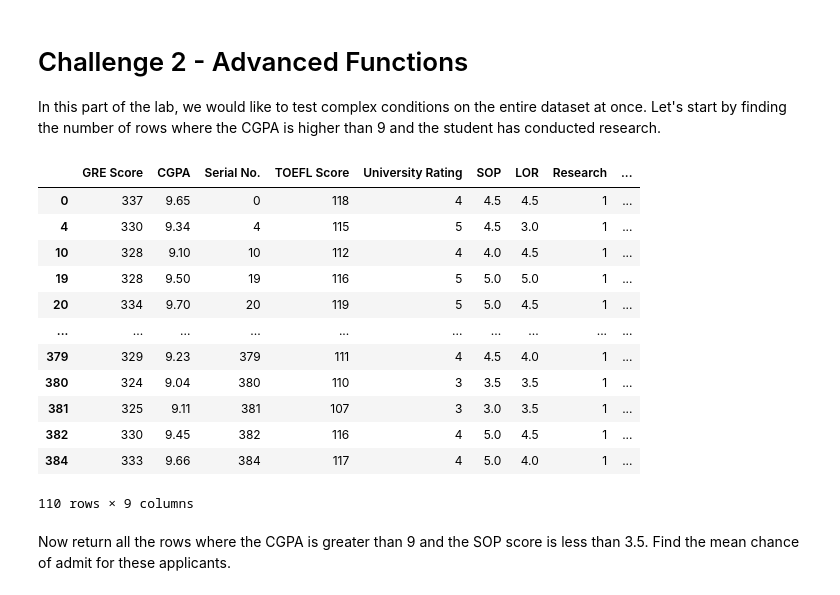
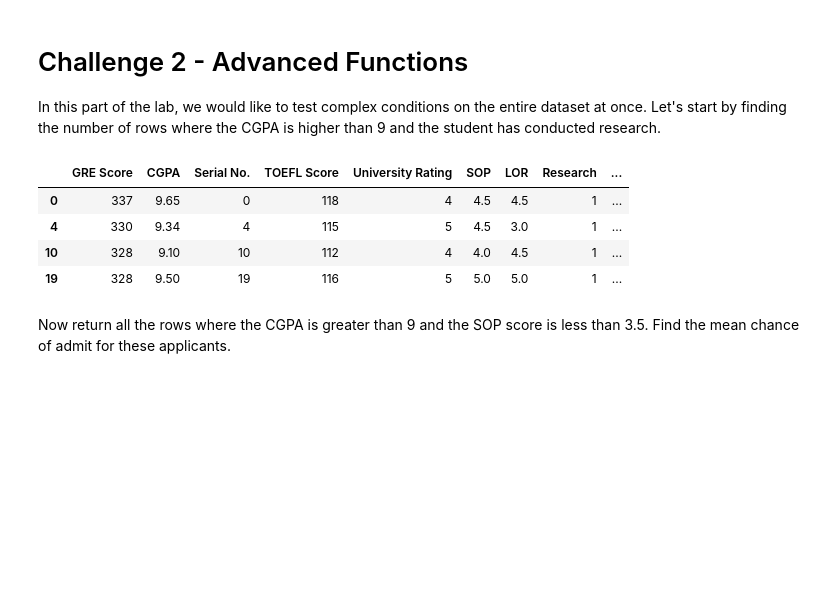
Before and after one commit to ta-data-lis/lab-advanced-pandas, a Jupyter notebook: your-code/main.ipynb, the cells around one changed output. Drawn from its saved outputs; the diff is of its cells as text; code cells hidden in the pictures; blank space fills up the shorter version.

```diff
--- a/your-code/main.ipynb
+++ b/your-code/main.ipynb
@@ -126,21 +126,13 @@ admissions
 In this part of the lab, we would like to test complex conditions on the entire dataset at once. Let's start by finding the number of rows where the CGPA is higher than 9 and the student has conducted research.
 # %%
 # your code here
-admissions[admissions['CGPA'] > 9]
+admissions[admissions['CGPA'] > 9].head(4)
 # %% [output]
 |  | GRE Score | CGPA | Serial No. | TOEFL Score | University Rating | SOP | LOR | Research | ... |
 | 0 | 337 | 9.65 | 0 | 118 | 4 | 4.5 | 4.5 | 1 | ... |
 | 4 | 330 | 9.34 | 4 | 115 | 5 | 4.5 | 3.0 | 1 | ... |
 | 10 | 328 | 9.10 | 10 | 112 | 4 | 4.0 | 4.5 | 1 | ... |
 | 19 | 328 | 9.50 | 19 | 116 | 5 | 5.0 | 5.0 | 1 | ... |
-| 20 | 334 | 9.70 | 20 | 119 | 5 | 5.0 | 4.5 | 1 | ... |
-| ... | ... | ... | ... | ... | ... | ... | ... | ... | ... |
-| 379 | 329 | 9.23 | 379 | 111 | 4 | 4.5 | 4.0 | 1 | ... |
-| 380 | 324 | 9.04 | 380 | 110 | 3 | 3.5 | 3.5 | 1 | ... |
-| 381 | 325 | 9.11 | 381 | 107 | 3 | 3.0 | 3.5 | 1 | ... |
-| 382 | 330 | 9.45 | 382 | 116 | 4 | 5.0 | 4.5 | 1 | ... |
-| 384 | 333 | 9.66 | 384 | 117 | 4 | 5.0 | 4.0 | 1 | ... |
-110 rows × 9 columns
 # %% [markdown]
 Now return all the rows where the CGPA is greater than 9 and the SOP score is less than 3.5. Find the mean chance of admit for these applicants.
 # %%
```
Also changed, not shown: parts of 8 cells of this notebook.
